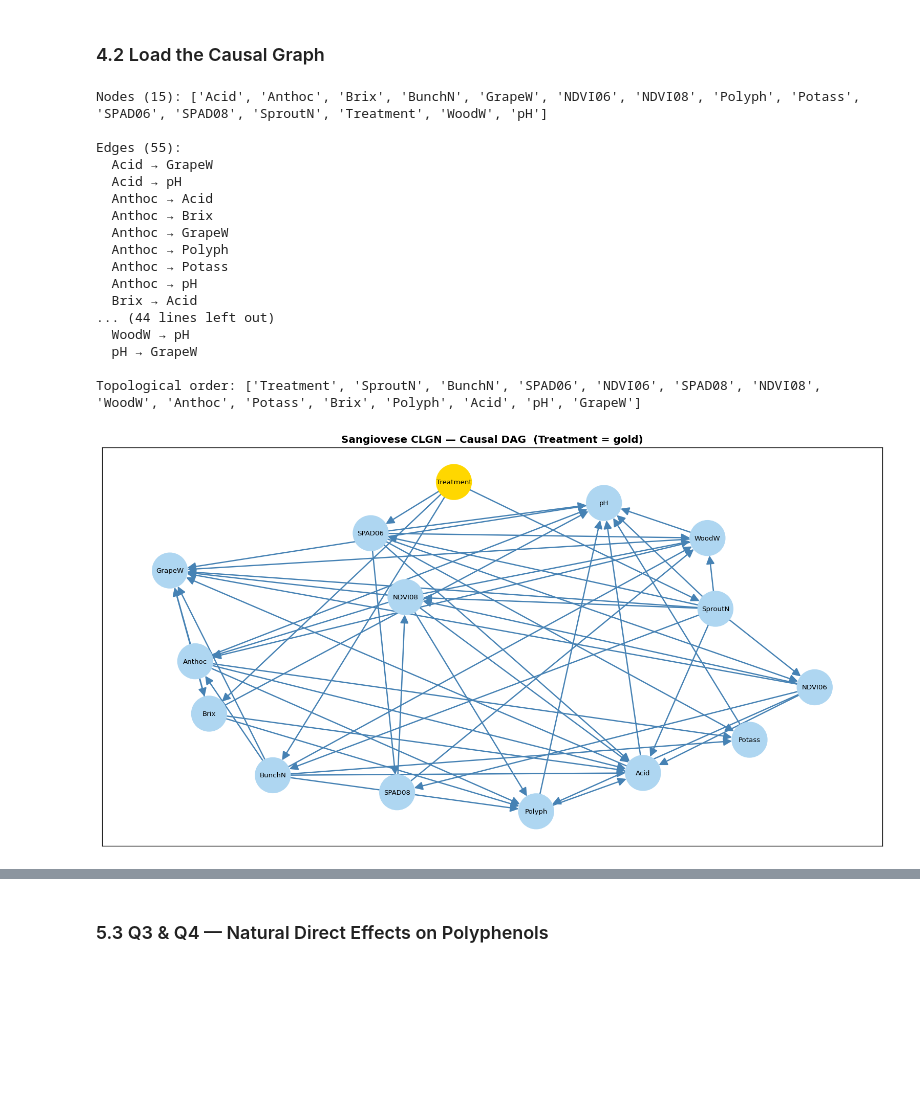
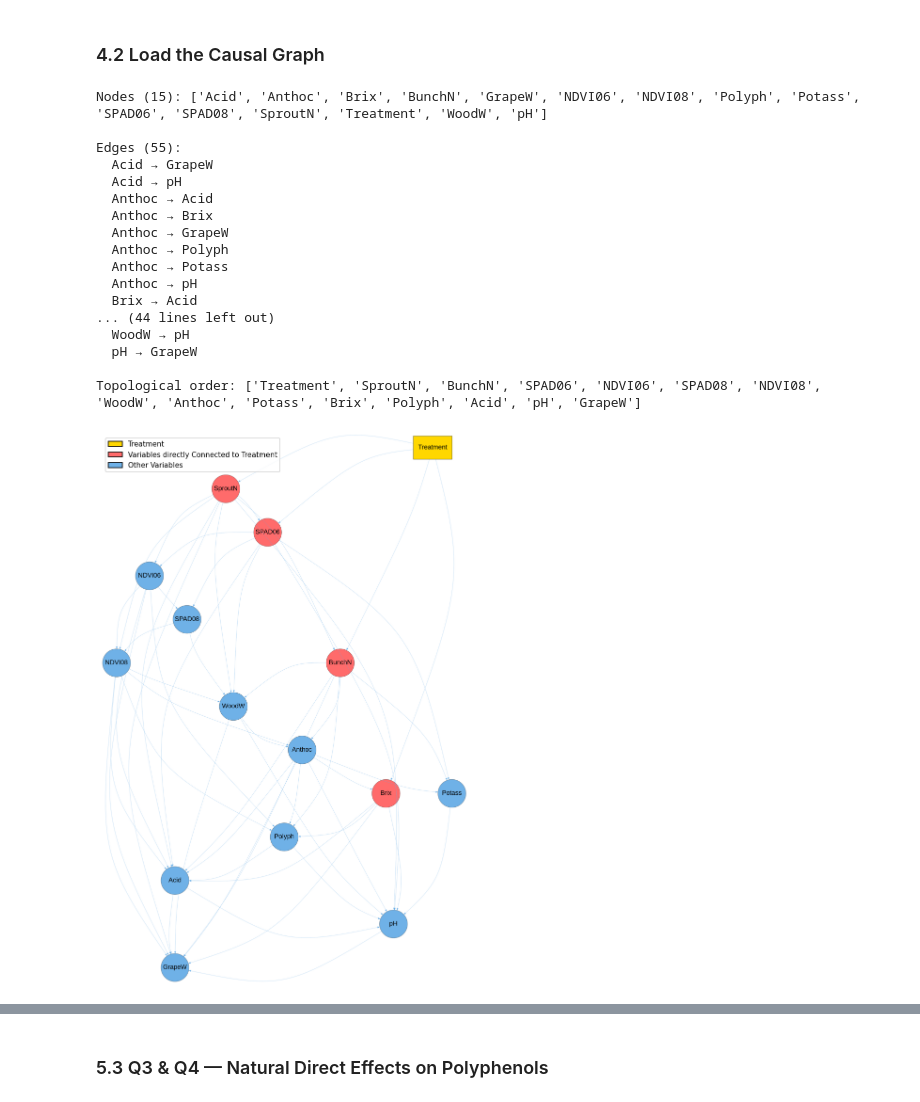
Before and after one commit to FRA-0023/Causal-Networks, a Jupyter notebook: notebooks/Sangiovese.ipynb, the cells around one changed output, grey strips where cells are left out. Drawn from its saved outputs; the diff is of its cells as text; code cells hidden in the pictures; blank space fills up the shorter version.

```diff
--- a/notebooks/Sangiovese.ipynb
+++ b/notebooks/Sangiovese.ipynb
@@ -480,9 +464,23 @@ Environment ready.
 # %% [markdown]
 ### 4.2 Load the Causal Graph
 # %%
+import networkx as nx
+from networkx.drawing.nx_pydot import to_pydot
+import matplotlib.pyplot as plt
+from matplotlib.patches import Patch
+from PIL import Image
+from io import BytesIO
+
 G = nx.read_gml("sangiovese.gml")
-if not G.is_directed():
-    G = G.to_directed()
+if not G.is_directed(): G = G.to_directed()
+TREATMENT_NODE = "Treatment"
+
+# Get neighbors of treatment node (direct connections)
+treatment_neighbors = set()
+if TREATMENT_NODE in G.nodes():
+    treatment_neighbors = set(G.successors(TREATMENT_NODE)) | set(G.predecessors(TREATMENT_NODE))
+
+P = to_pydot(G)
 
 assert nx.is_directed_acyclic_graph(G), "Graph must be a DAG"
 
@@ -494,44 +492,101 @@ if 'Treatment' in G.nodes():
 TOPO = list(nx.topological_sort(G))
 # Restrict to continuous nodes only (exclude Treatment root)
 CONT_TOPO = [n for n in TOPO if n != TREATMENT_NODE]
 
 print(f"Nodes ({len(G.nodes())}): {sorted(G.nodes())}")
 print(f"\nEdges ({len(G.edges())}):")
 for u, v in sorted(G.edges()):
     print(f"  {u} → {v}")
 print(f"\nTopological order: {TOPO}")
 
-# Visualise the full DAG Graph
-fig, ax = plt.subplots(figsize=(13, 7))
-pos = nx.spring_layout(G, seed=42, k=2.8)
-node_colors = ["#FFD700" if n == TREATMENT_NODE else "#AED6F1" for n in G.nodes()]
-nx.draw_networkx(
-    G, pos=pos, ax=ax,
-    node_color=node_colors, node_size=1700, font_size=8,
-    arrows=True, arrowsize=20, edge_color="steelblue", width=1.5
-)
-ax.set_title("Sangiovese CLGN — Causal DAG  (Treatment = gold)", fontweight="bold")
+# graph attributes
+P.set("splines", "curved")
+P.set("overlap", "false")
+P.set("rankdir", "TB")
+P.set("nodesep", "0.8")
+P.set("ranksep", "1.0")
+
+# common text settings
+FONTNAME = "Helvetica"
+FONTSIZE = "30"
+BIG_NODE_WH = "1.8"
+BIG_TREAT_WH = ("2.5", "1.5")
+
+# Color definitions
+COLOR_TREATMENT = "#FFD700"
+COLOR_CONNECTED = "#FF6B6B"  # red for direct connections
+COLOR_DEFAULT = "#6FB1E7"    # blue for others
+
+for n in P.get_nodes():
+    node_name = n.get_name().strip('"')
+
+    n.set("penwidth", "0.4")
+    n.set("fixedsize", "true")
+    n.set("width", BIG_NODE_WH)
+    n.set("height", BIG_NODE_WH)
+    n.set("margin", "0.06")
+    n.set("fontsize", FONTSIZE)
+    n.set("fontname", FONTNAME)
+    n.set("penwidth", "0.6")
+    n.set("shape", "circle")
+    n.set("style", "filled")
+    n.set("color", "black")
+
+    # Color based on node type
+    if node_name == TREATMENT_NODE:
+        n.set("shape", "box")
+        n.set("fillcolor", COLOR_TREATMENT)
+        n.set("penwidth", "1.0")
+        n.set("width", BIG_TREAT_WH[0])
+        n.set("height", BIG_TREAT_WH[1])
+    elif node_name in treatment_neighbors:
+        n.set("fillcolor", COLOR_CONNECTED)
+    else:
+        n.set("fillcolor", COLOR_DEFAULT)
+
+for e in P.get_edges():
+    e.set("penwidth", "0.6")
+    e.set("color", "#6FB1E7")
+
+# render
+png = P.create(prog="dot", format="png")
+img = Image.open(BytesIO(png))
+img = img.resize((int(img.width*1.6), int(img.height*1.6)), Image.LANCZOS)
+
+# Create figure with legend
+fig, ax = plt.subplots(figsize=(8, 10))
+ax.imshow(img)
+ax.axis("off")
+
+# Add legend
+legend_elements = [
+    Patch(facecolor=COLOR_TREATMENT, edgecolor='black', label='Treatment'),
+    Patch(facecolor=COLOR_CONNECTED, edgecolor='black', label='Variables directly Connected to Treatment'),
+    Patch(facecolor=COLOR_DEFAULT, edgecolor='black', label='Other Variables')
+]
+ax.legend(handles=legend_elements, loc='upper left', fontsize=9, framealpha=0.8)
+
 plt.tight_layout()
 plt.show()
 # %% [output]
 Nodes (15): ['Acid', 'Anthoc', 'Brix', 'BunchN', 'GrapeW', 'NDVI06', 'NDVI08', 'Polyph', 'Potass', 'SPAD06', 'SPAD08', 'SproutN', 'Treatment', 'WoodW', 'pH']
 
 Edges (55):
   Acid → GrapeW
   Acid → pH
   Anthoc → Acid
   Anthoc → Brix
   Anthoc → GrapeW
   Anthoc → Polyph
   Anthoc → Potass
   Anthoc → pH
   Brix → Acid
 ... (44 lines left out)
   WoodW → pH
   pH → GrapeW
 
 Topological order: ['Treatment', 'SproutN', 'BunchN', 'SPAD06', 'NDVI06', 'SPAD08', 'NDVI08', 'WoodW', 'Anthoc', 'Potass', 'Brix', 'Polyph', 'Acid', 'pH', 'GrapeW']
-[figure, old version]
+[figure, new version]
 # %% [markdown]
 The causal graph for the Sangiovese CLGN is designed to visually clarify the relationships between the treatment and the various grape quality parameters.
 
```
Also changed, not shown: parts of 43 cells of this notebook.
